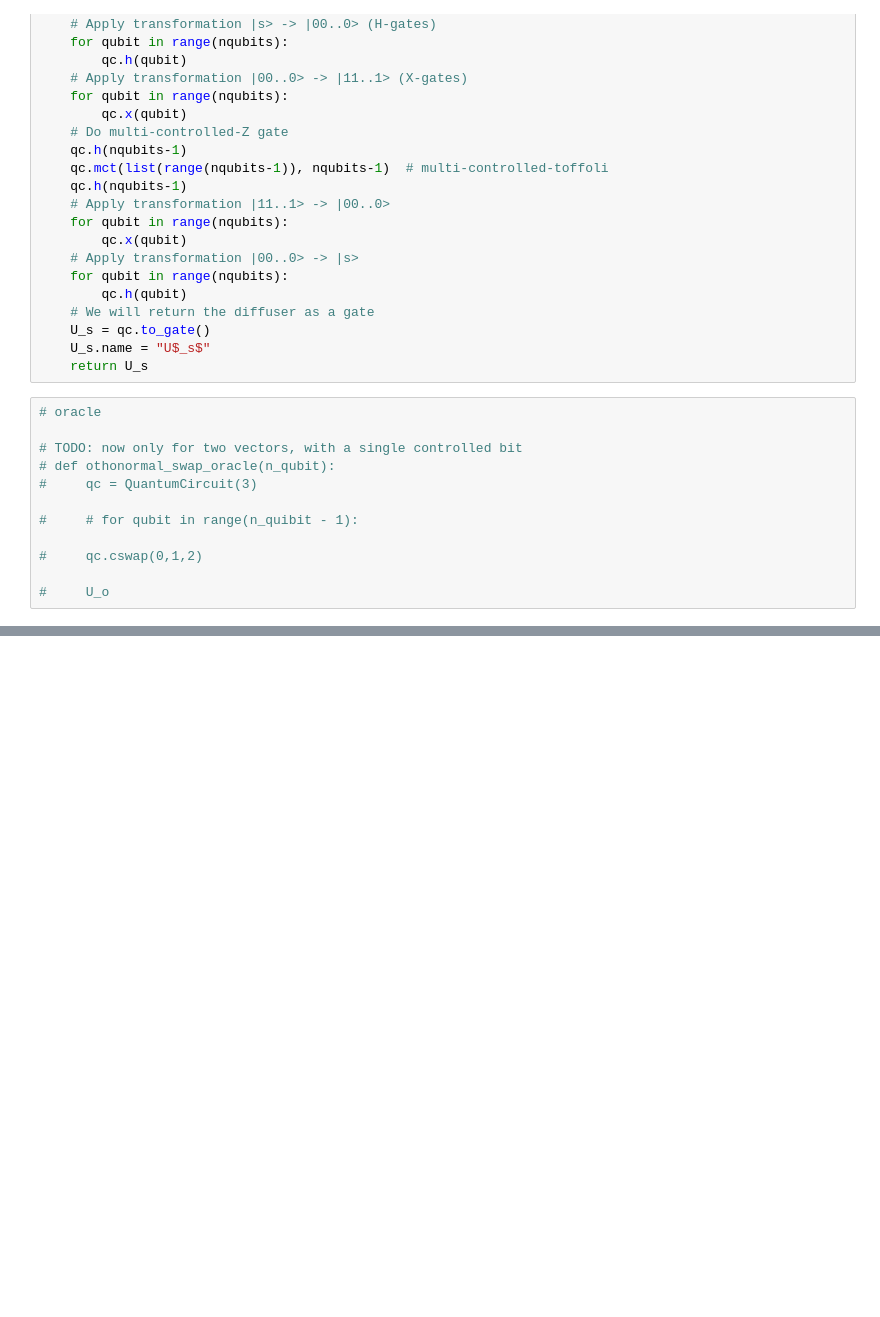
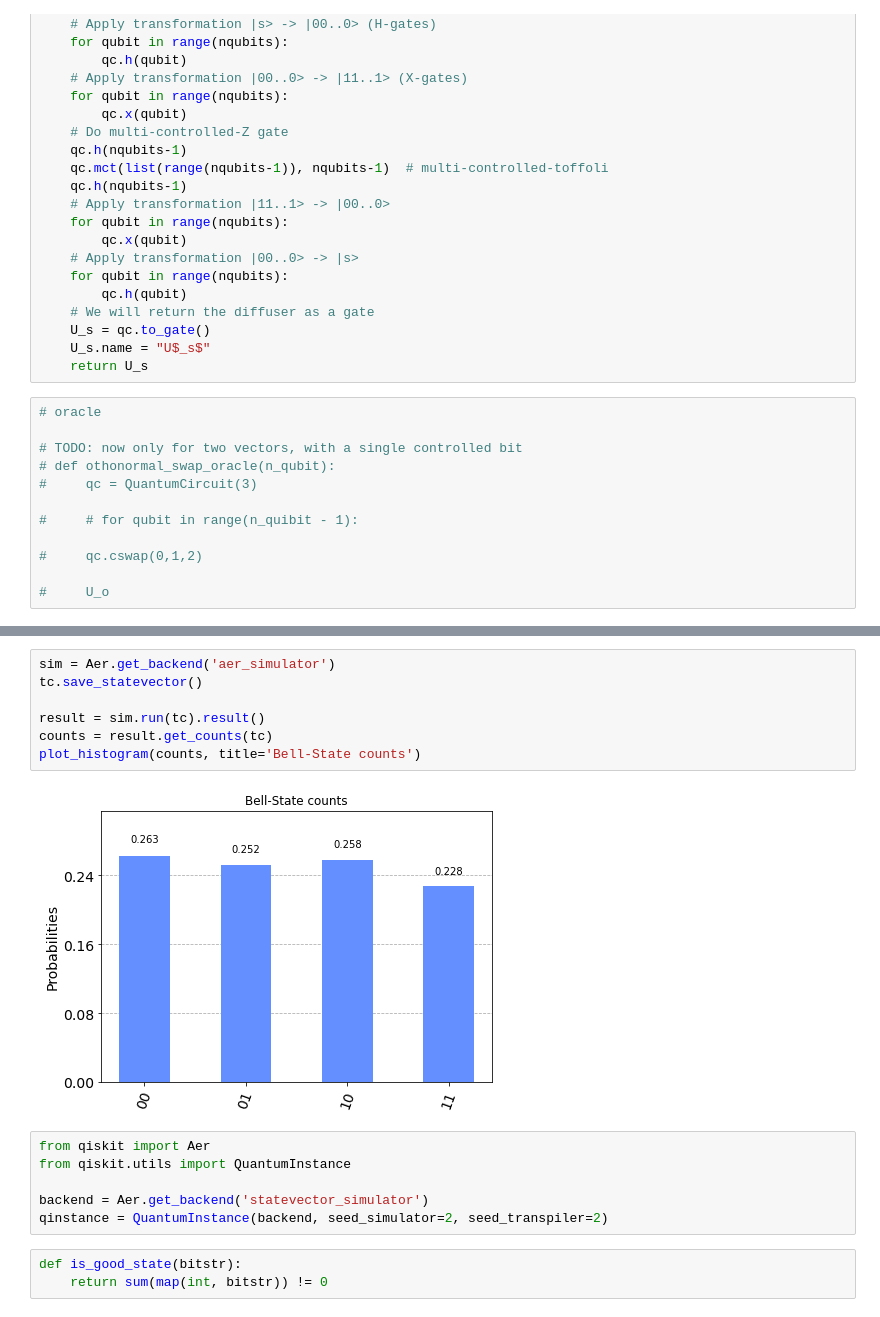
Before and after one commit to wyunhao/quantum_orthonormal_circuit, a Jupyter notebook: swap_oracle_grover.ipynb, the cells around one changed output, grey strips where cells are left out. Drawn from its saved outputs; the diff is of its cells as text; blank space fills up the shorter version.

```diff
--- a/swap_oracle_grover.ipynb
+++ b/swap_oracle_grover.ipynb
@@ -100,0 +127,18 @@ Job Status: job has successfully run
+# %%
+sim = Aer.get_backend('aer_simulator')
+tc.save_statevector()
+
+result = sim.run(tc).result()
+counts = result.get_counts(tc)
+plot_histogram(counts, title='Bell-State counts')
+# %% [output]
+[figure, added]
+# %%
+from qiskit import Aer
+from qiskit.utils import QuantumInstance
+
+backend = Aer.get_backend('statevector_simulator')
+qinstance = QuantumInstance(backend, seed_simulator=2, seed_transpiler=2)
+# %%
+def is_good_state(bitstr):
+    return sum(map(int, bitstr)) != 0
```
Also changed, not shown: parts of 4 cells of this notebook, 2 other files.
